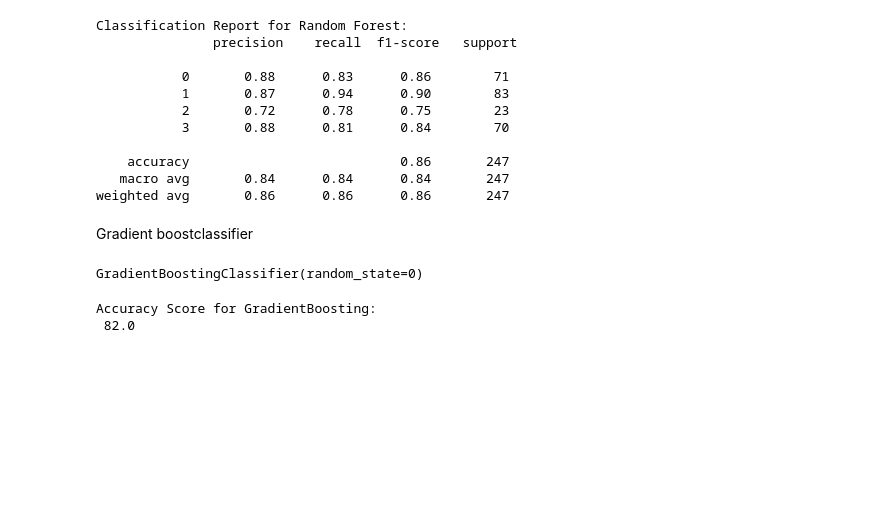
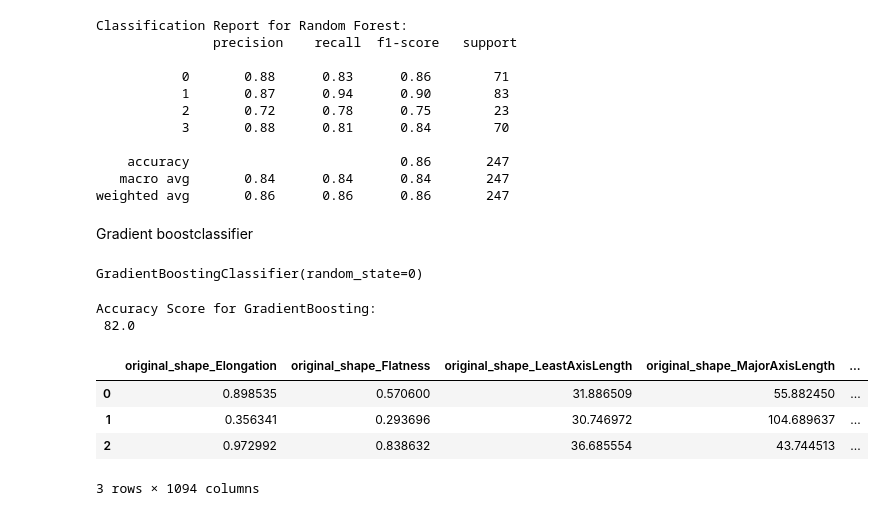
Before and after one commit to FathimaNazarudeen/lung-cancer, a Jupyter notebook: Copy_of_radiomicsdatset3forpaper.ipynb, the cells around one changed output. Saved outputs shown, nothing was run; the diff lists cells and outputs as text; code cells hidden in the pictures; blank space fills up the shorter version.

```diff
--- a/Copy_of_radiomicsdatset3forpaper.ipynb
+++ b/Copy_of_radiomicsdatset3forpaper.ipynb
@@ -643,3 +654,15 @@ print("Accuracy Score for GradientBoosting: \n", acc_score_xg*100)
 # %% [output]
 Accuracy Score for GradientBoosting:
  82.0
+# %%
+import pandas as pd
+
+# load the dataset
+df = pd.read_csv('/content/thirddatasetdata3lung1editednew.csv')
+df.head(3)
+# %% [output]
+|  | original_shape_Elongation | original_shape_Flatness | original_shape_LeastAxisLength | original_shape_MajorAxisLength | ... |
+| 0 | 0.898535 | 0.570600 | 31.886509 | 55.882450 | ... |
+| 1 | 0.356341 | 0.293696 | 30.746972 | 104.689637 | ... |
+| 2 | 0.972992 | 0.838632 | 36.685554 | 43.744513 | ... |
+3 rows × 1094 columns
```
Also changed, not shown: parts of 15 cells of this notebook.
